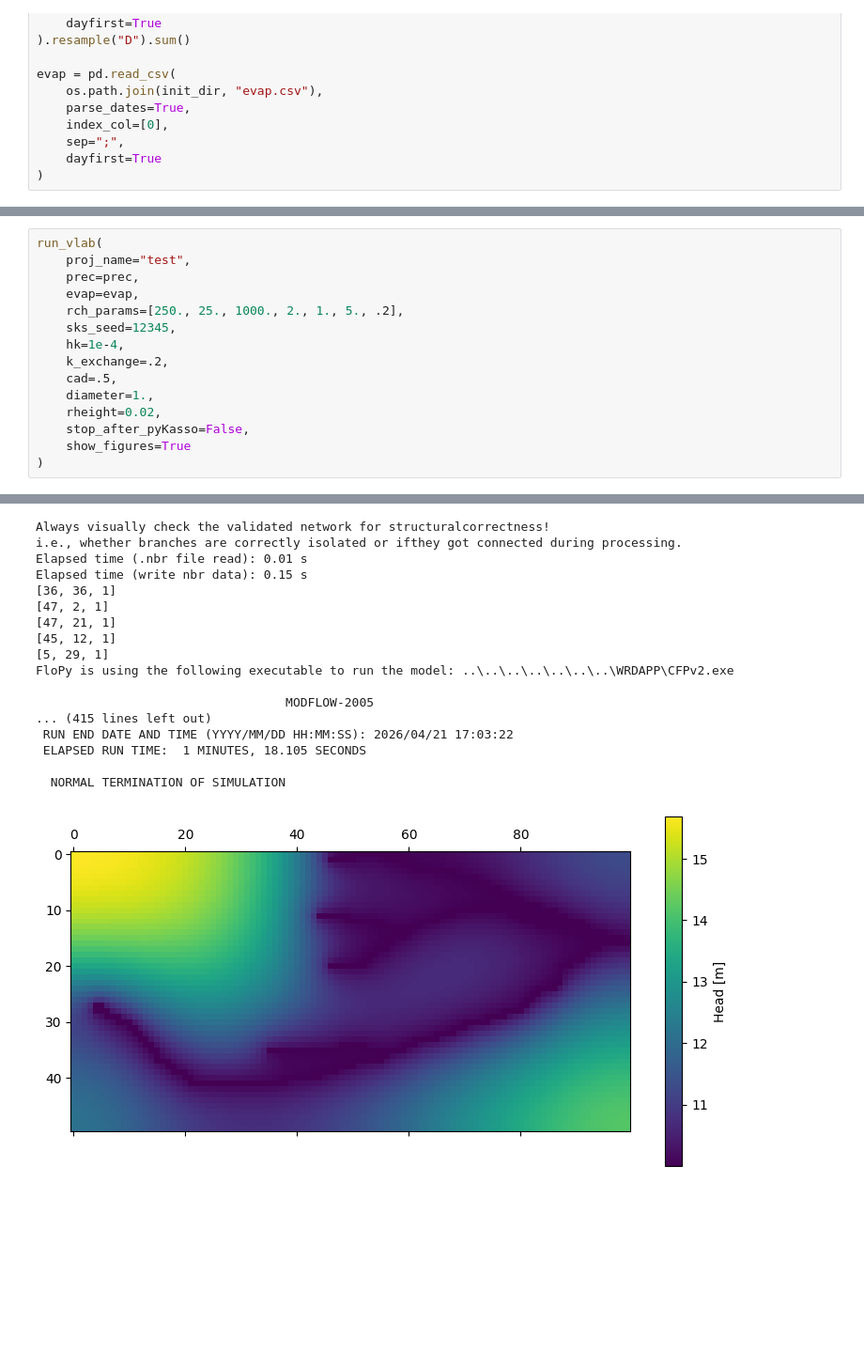
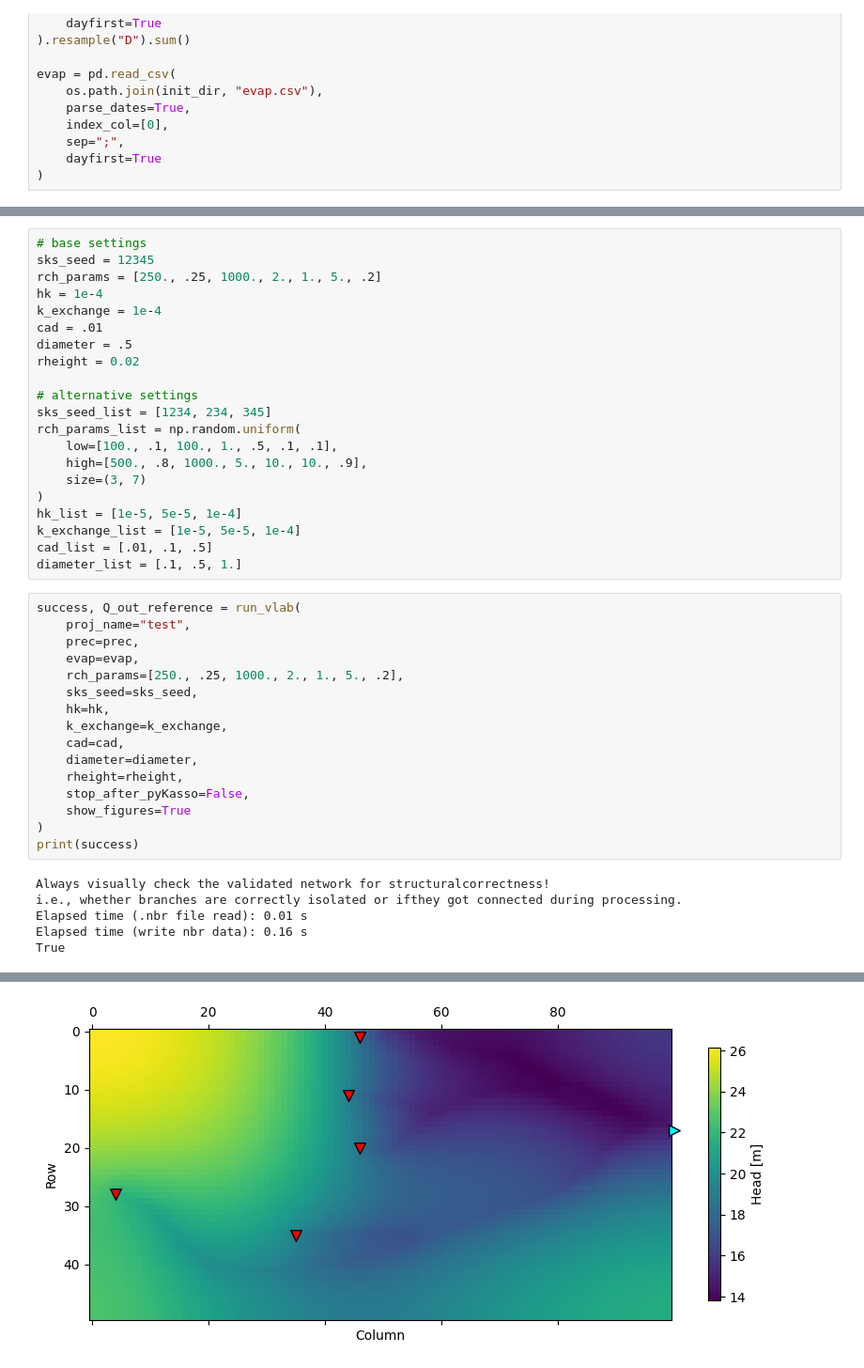
Before and after one commit to iGW-TU-Dresden/CFPy, a Jupyter notebook: vlab/VLAB_04.ipynb, the cells around one changed output, grey strips where cells are left out. Shown at 94% size. Saved outputs shown, nothing was run; the diff lists cells and outputs as text; blank space fills up the shorter version.

Commit message:
update VLAB04 example

```diff
--- a/vlab/VLAB_04.ipynb
+++ b/vlab/VLAB_04.ipynb
@@ -650,16 +719,43 @@ def run_vlab(proj_name, prec, evap, rch_params, sks_seed, hk, k_exchange,
+# %%
+# base settings
+sks_seed = 12345
+rch_params = [250., .25, 1000., 2., 1., 5., .2]
+hk = 1e-4
+k_exchange = 1e-4
+cad = .01
+diameter = .5
+rheight = 0.02
+
+# alternative settings
+sks_seed_list = [1234, 234, 345]
+rch_params_list = np.random.uniform(
+    low=[100., .1, 100., 1., .5, .1, .1],
+    high=[500., .8, 1000., 5., 10., 10., .9],
+    size=(3, 7)
+)
+hk_list = [1e-5, 5e-5, 1e-4]
+k_exchange_list = [1e-5, 5e-5, 1e-4]
+cad_list = [.01, .1, .5]
+diameter_list = [.1, .5, 1.]
 # %%
-run_vlab(
+success, Q_out_reference = run_vlab(
     proj_name="test",
     prec=prec,
     evap=evap,
-    rch_params=[250., 25., 1000., 2., 1., 5., .2],
-    sks_seed=12345,
-    hk=1e-4,
-    k_exchange=.2,
-    cad=.5,
-    diameter=1.,
-    rheight=0.02,
+    rch_params=[250., .25, 1000., 2., 1., 5., .2],
+    sks_seed=sks_seed,
+    hk=hk,
+    k_exchange=k_exchange,
+    cad=cad,
+    diameter=diameter,
+    rheight=rheight,
     stop_after_pyKasso=False,
     show_figures=True
 )
+print(success)
 # %% [output]
+Always visually check the validated network for structuralcorrectness!
+i.e., whether branches are correctly isolated or ifthey got connected during processing.
+Elapsed time (.nbr file read): 0.01 s
+Elapsed time (write nbr data): 0.16 s
+True
@@ -667,18 +763 @@ run_vlab(
-Always visually check the validated network for structuralcorrectness!
-i.e., whether branches are correctly isolated or ifthey got connected during processing.
-Elapsed time (.nbr file read): 0.01 s
-Elapsed time (write nbr data): 0.15 s
-[36, 36, 1]
-[47, 2, 1]
-[47, 21, 1]
-[45, 12, 1]
-[5, 29, 1]
-FloPy is using the following executable to run the model: ..\..\..\..\..\..\..\WRDAPP\CFPv2.exe
-
-                                  MODFLOW-2005
-... (415 lines left out)
- RUN END DATE AND TIME (YYYY/MM/DD HH:MM:SS): 2026/04/21 17:03:22
- ELAPSED RUN TIME:  1 MINUTES, 18.105 SECONDS
-
-  NORMAL TERMINATION OF SIMULATION
-[figure, old version]
+[figure, new version]
```
Also changed, not shown: parts of 6 cells of this notebook.
